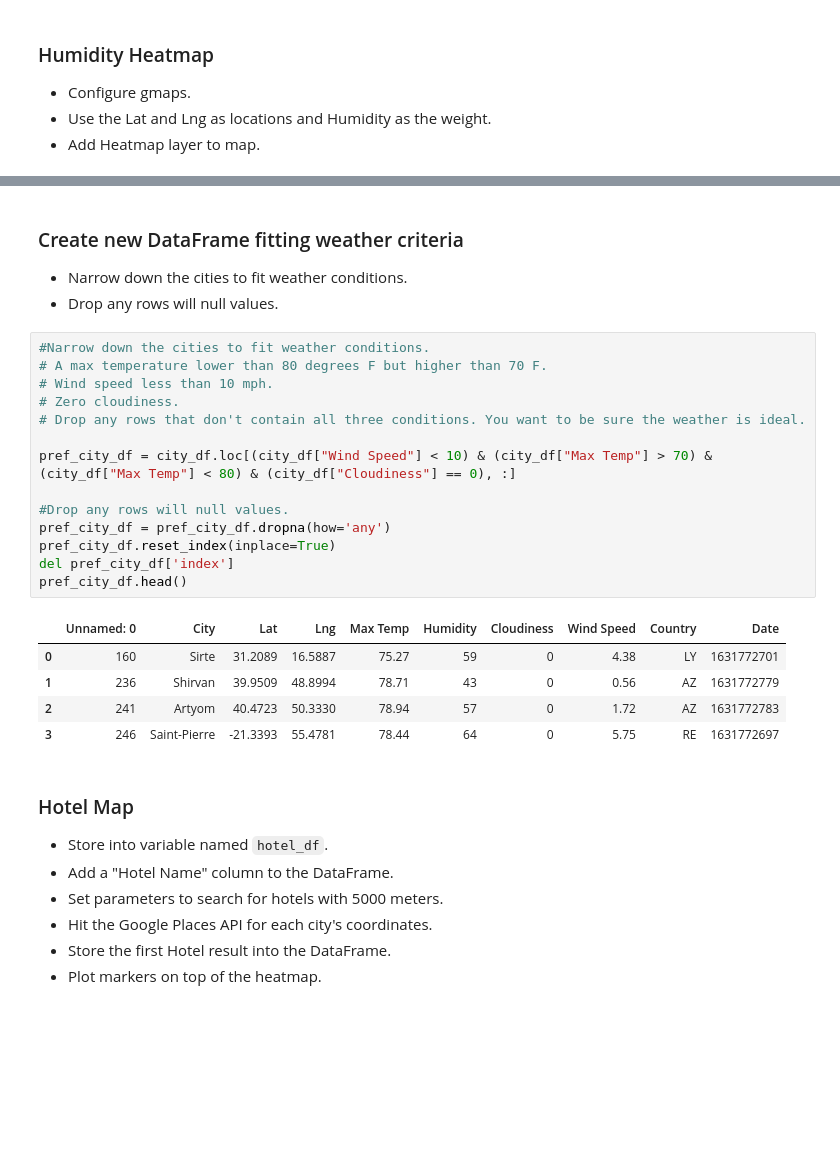
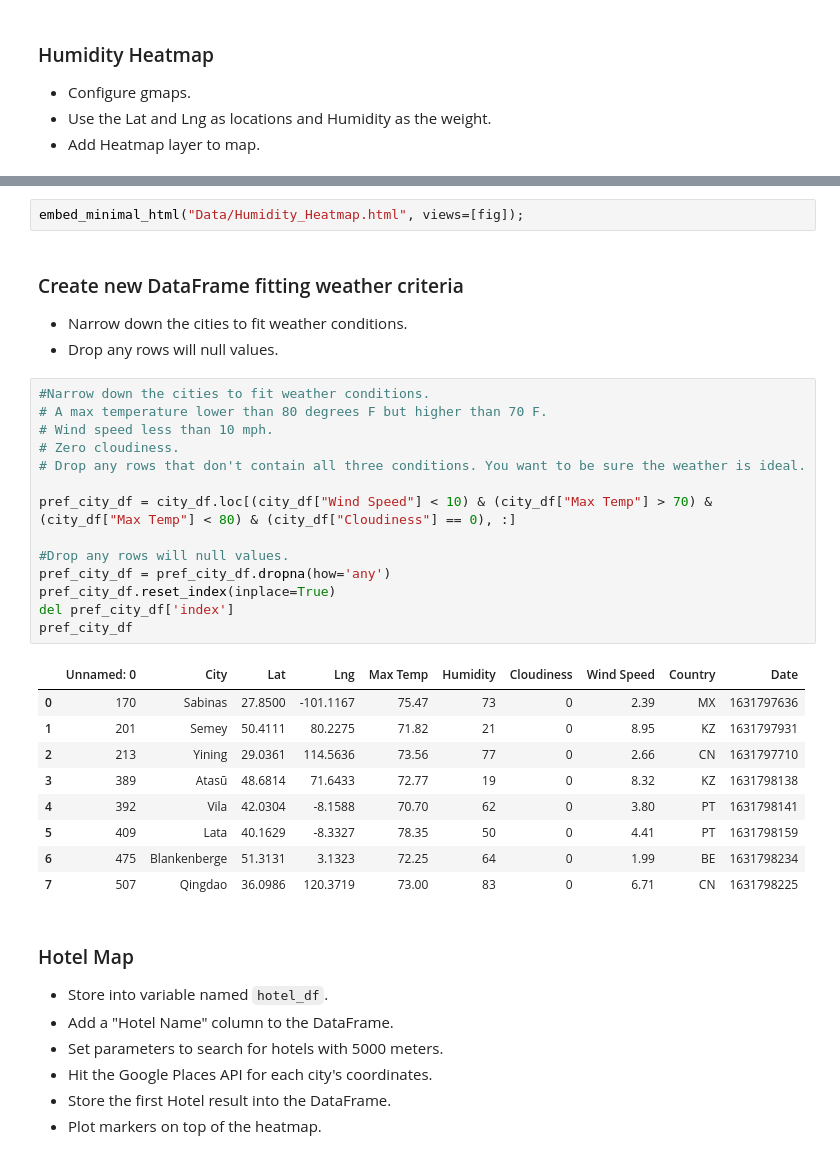
Before and after one commit to itsnameeta/python-api-challenge, a Jupyter notebook: VacationPy/VacationPy.ipynb, the cells around one changed output, grey strips where cells are left out. Drawn from its saved outputs; the diff is of its cells as text; blank space fills up the shorter version.

```diff
--- a/VacationPy/VacationPy.ipynb
+++ b/VacationPy/VacationPy.ipynb
@@ -78,6 +85,8 @@ fig.add_layer(heat_layer)
 fig
 # %% [output]
 [interactive output not drawn]
+# %%
+embed_minimal_html("Data/Humidity_Heatmap.html", views=[fig]);
 # %% [markdown]
 ### Create new DataFrame fitting weather criteria
 * Narrow down the cities to fit weather conditions.
@@ -85,23 +94,27 @@ fig
 # %%
 #Narrow down the cities to fit weather conditions.
 # A max temperature lower than 80 degrees F but higher than 70 F.
 # Wind speed less than 10 mph.
 # Zero cloudiness.
 # Drop any rows that don't contain all three conditions. You want to be sure the weather is ideal.
 
 pref_city_df = city_df.loc[(city_df["Wind Speed"] < 10) & (city_df["Max Temp"] > 70) & (city_df["Max Temp"] < 80) & (city_df["Cloudiness"] == 0), :]
 
 #Drop any rows will null values.
 pref_city_df = pref_city_df.dropna(how='any')
 pref_city_df.reset_index(inplace=True)
 del pref_city_df['index']
-pref_city_df.head()
+pref_city_df
 # %% [output]
 |  | Unnamed: 0 | City | Lat | Lng | Max Temp | Humidity | Cloudiness | Wind Speed | Country | Date |
-| 0 | 160 | Sirte | 31.2089 | 16.5887 | 75.27 | 59 | 0 | 4.38 | LY | 1631772701 |
-| 1 | 236 | Shirvan | 39.9509 | 48.8994 | 78.71 | 43 | 0 | 0.56 | AZ | 1631772779 |
-| 2 | 241 | Artyom | 40.4723 | 50.3330 | 78.94 | 57 | 0 | 1.72 | AZ | 1631772783 |
-| 3 | 246 | Saint-Pierre | -21.3393 | 55.4781 | 78.44 | 64 | 0 | 5.75 | RE | 1631772697 |
+| 0 | 170 | Sabinas | 27.8500 | -101.1167 | 75.47 | 73 | 0 | 2.39 | MX | 1631797636 |
+| 1 | 201 | Semey | 50.4111 | 80.2275 | 71.82 | 21 | 0 | 8.95 | KZ | 1631797931 |
+| 2 | 213 | Yining | 29.0361 | 114.5636 | 73.56 | 77 | 0 | 2.66 | CN | 1631797710 |
+| 3 | 389 | Atasū | 48.6814 | 71.6433 | 72.77 | 19 | 0 | 8.32 | KZ | 1631798138 |
+| 4 | 392 | Vila | 42.0304 | -8.1588 | 70.70 | 62 | 0 | 3.80 | PT | 1631798141 |
+| 5 | 409 | Lata | 40.1629 | -8.3327 | 78.35 | 50 | 0 | 4.41 | PT | 1631798159 |
+| 6 | 475 | Blankenberge | 51.3131 | 3.1323 | 72.25 | 64 | 0 | 1.99 | BE | 1631798234 |
+| 7 | 507 | Qingdao | 36.0986 | 120.3719 | 73.00 | 83 | 0 | 6.71 | CN | 1631798225 |
 # %% [markdown]
 ### Hotel Map
 * Store into variable named `hotel_df`.
```
Also changed, not shown: parts of 8 cells of this notebook, 15 other files.
